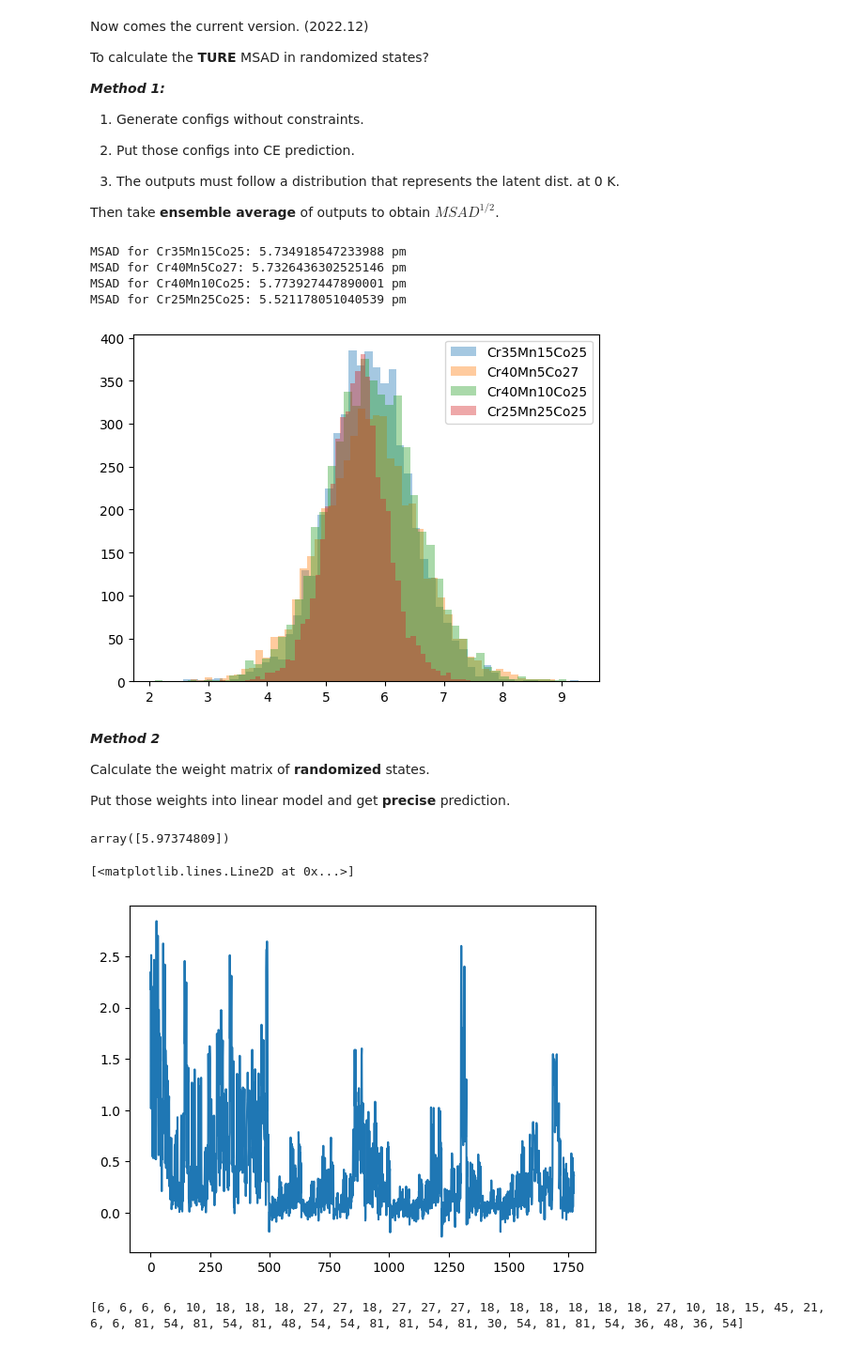
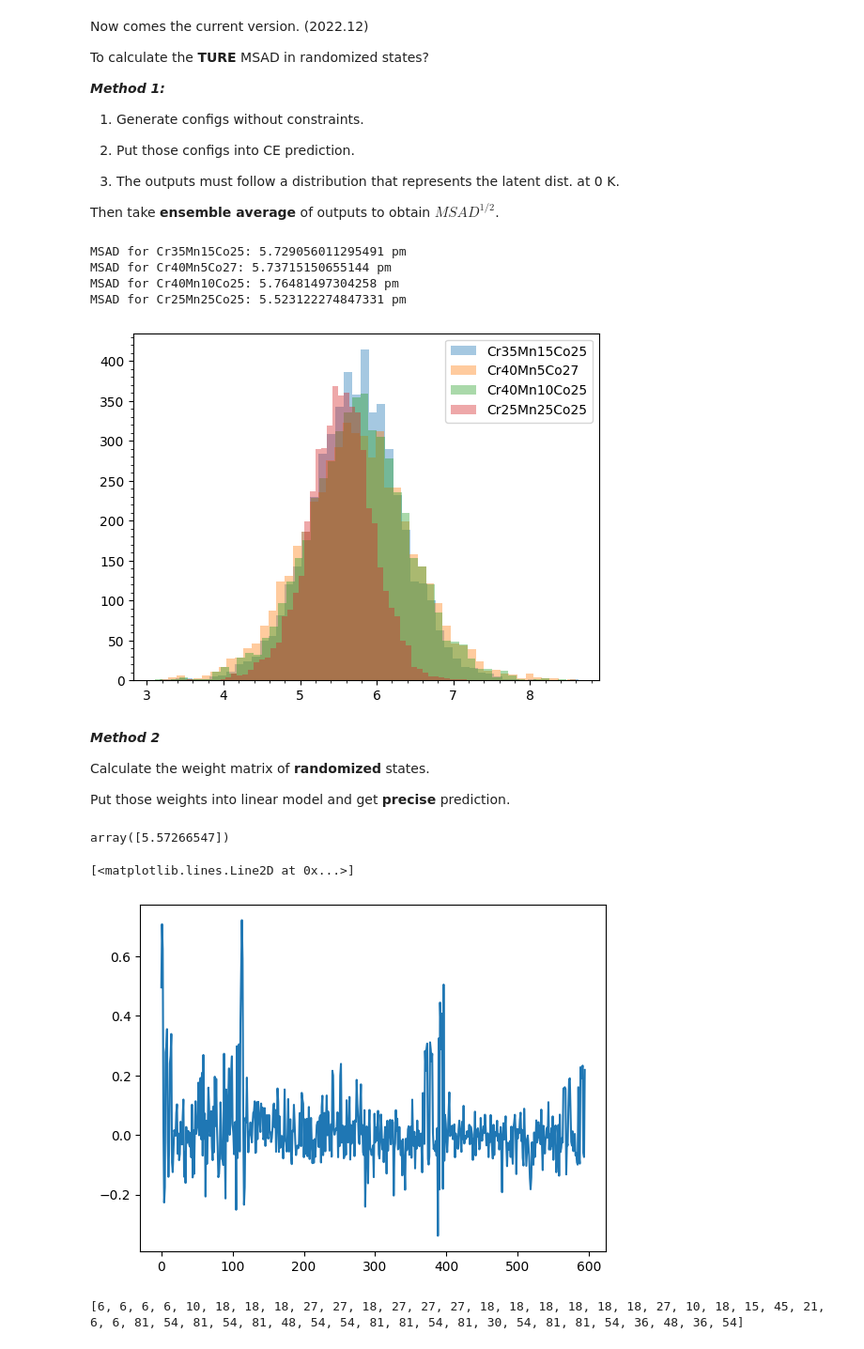
Before and after one commit to wzetto/MATools, a Jupyter notebook: CE_MC/cluster_ce_msad_debug.ipynb, the cells around one changed output. Shown at 94% size. Drawn from its saved outputs; the diff is of its cells as text; code cells hidden in the pictures.

```diff
--- a/CE_MC/cluster_ce_msad_debug.ipynb
+++ b/CE_MC/cluster_ce_msad_debug.ipynb
@@ -1605,7 +1613,7 @@ class genetic:
             n_samples = weight_n.shape[0]
             # regr = LassoCV(alphas=np.logspace(-2,3,5), cv=5,
             #     max_iter=2000)
-            regr = Lars(n_nonzero_coefs=1500)
+            regr = Lasso(alpha=0.069, max_iter=2000)
             n_fold = 3 #* n-fold CV
 
             #* Use dynamic scalar
@@ -1835,5 +1856,5 @@ print(len(best_embed_), best_embed_)
 # %%
-chosen_embed_ = best_embed_[3]
+chosen_embed_ = best_embed_[2]
 chosen_embed_1 = chosen_embed_.copy()
 # chosen_embed_1 = np.load('./runs/demo/20230103/chosen_embed.npy')
 # chosen_embed_1[2] = 1.0 #* pair3
@@ -2204,11 +2225,11 @@ for msad_list_predict, type_ in zip(msad_mat, type_mat):
 plt.legend()
 plt.show()
 # %% [output]
-MSAD for Cr35Mn15Co25: 5.734918547233988 pm
-MSAD for Cr40Mn5Co27: 5.7326436302525146 pm
-MSAD for Cr40Mn10Co25: 5.773927447890001 pm
-MSAD for Cr25Mn25Co25: 5.521178051040539 pm
+MSAD for Cr35Mn15Co25: 5.729056011295491 pm
+MSAD for Cr40Mn5Co27: 5.73715150655144 pm
+MSAD for Cr40Mn10Co25: 5.76481497304258 pm
+MSAD for Cr25Mn25Co25: 5.523122274847331 pm
-[figure, old version]
+[figure, new version]
 # %% [markdown]
 <i> **Method 2** </i>
 
@@ -2237,7 +2258,7 @@ ce_ = CE(ind_1nn, ind_2nn, ind_3nn, ind_4nn, ind_5nn, ind_6nn,
 
         ind_quaraw, ind_quapbc, ind_raw, use_pbc=True, merge_basis=True)
 # %%
-atomic_ratio = np.array([0.40, 0.1, 0.25, 0.25])
+atomic_ratio = np.array([0.25, 0.25, 0.25, 0.25])
 
 #* Scalar part
 # chosen_embed_ = np.load('./runs/demo/20230103/chosen_embed.npy')
@@ -2266,12 +2287,12 @@ else:
 msad_list_predict = regr_ga.predict(ideal_weight_chosen)
 msad_list_predict
 # %% [output]
-array([5.97374809])
+array([5.57266547])
 # %%
-plt.plot(ideal_weight[0])
+plt.plot(ideal_weight_chosen[0])
 # %% [output]
 [<matplotlib.lines.Line2D at 0x...>]
-[figure, old version]
+[figure, new version]
 # %%
 a = ce_.ideal_extract(atomic_ratio).reshape(1,-1)
 # %% [output]
```
Also changed, not shown: parts of 18 cells of this notebook, 12 other files.
